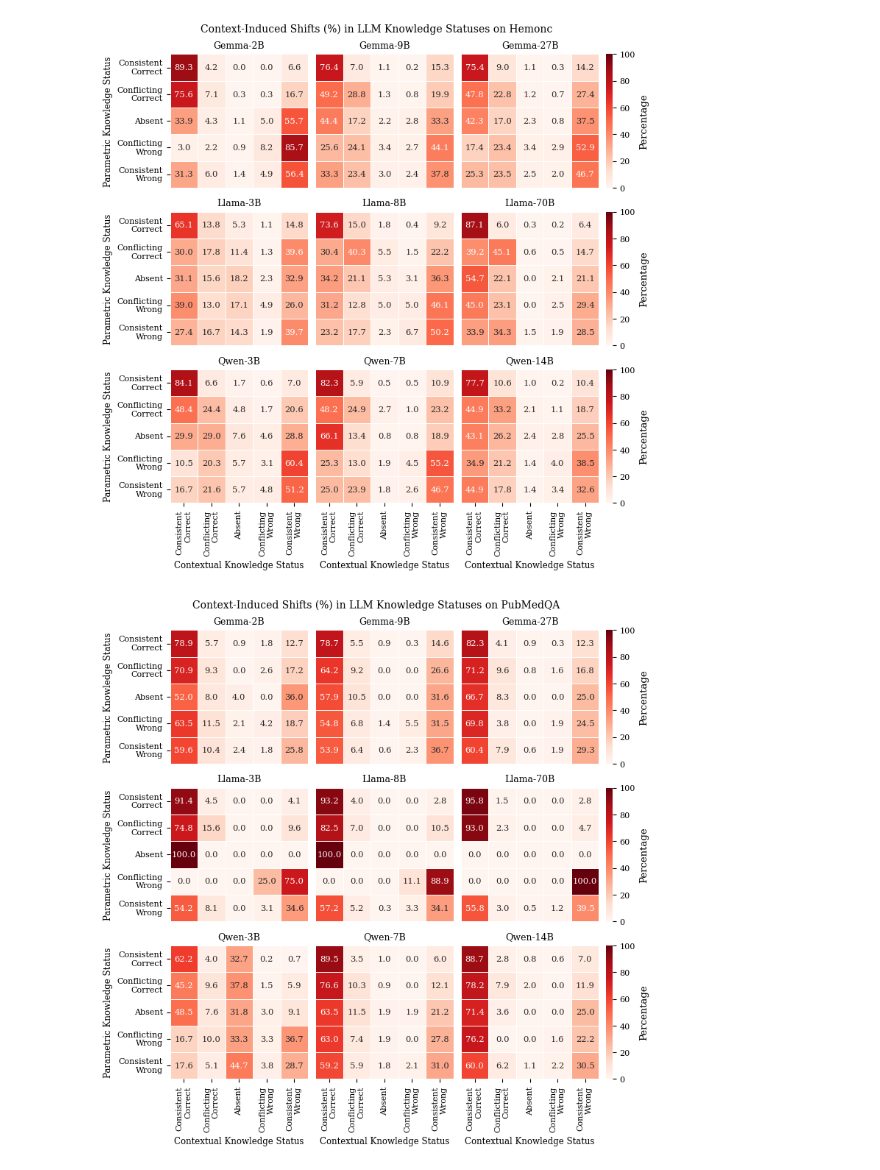
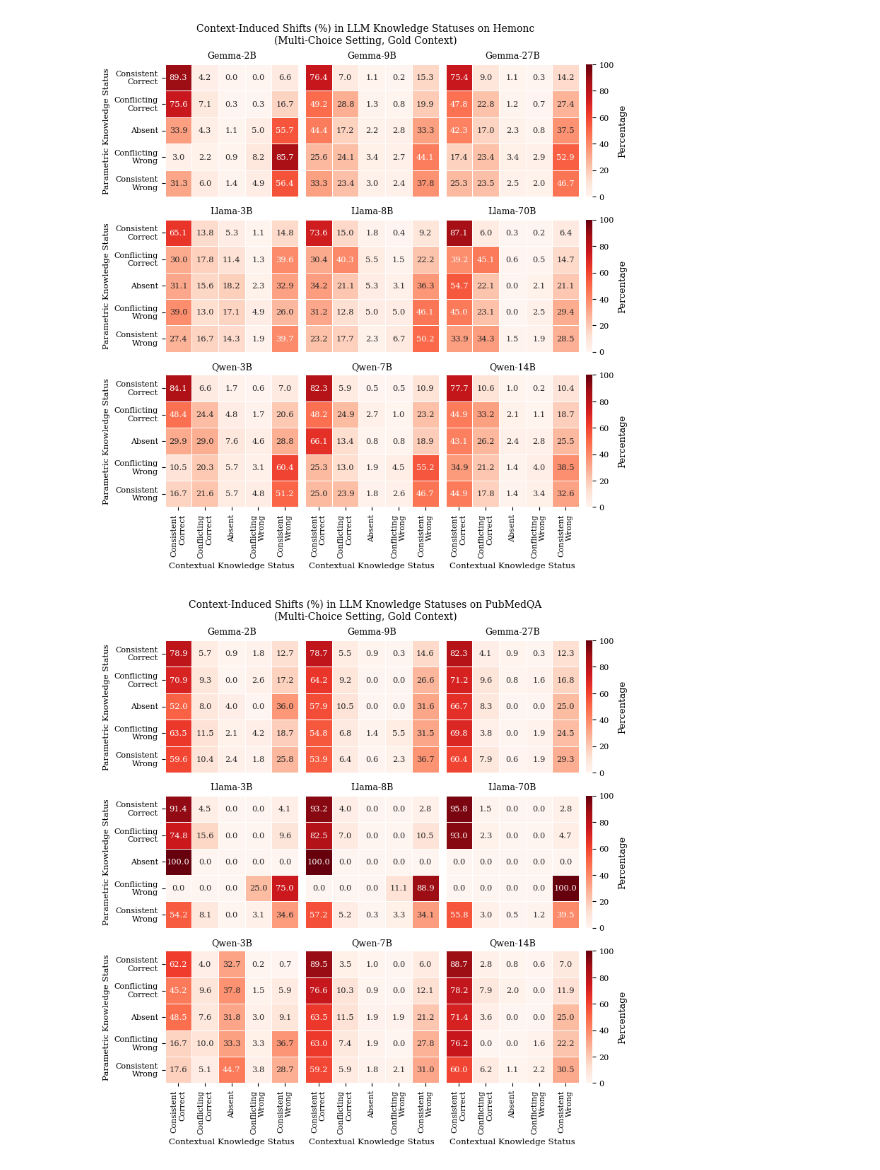
Before and after one commit to xiaoyuxin1002/KScope, a Jupyter notebook: 3-Status.ipynb, the cells around one changed output. Cells and saved outputs as stored; diff of their text form; code cells hidden in the pictures.

```diff
--- a/3-Status.ipynb
+++ b/3-Status.ipynb
@@ -85,8 +85,9 @@ subfigs = fig.subfigures(nrows=num_row, ncols=1, height_ratios=[1, 1])
 axs_top, axs_bot = subfigs[0].subplots(1, num_col), subfigs[1].subplots(1, num_col)
 
 fig.set_constrained_layout_pads(hspace=0.15)
-subfigs[0].suptitle("(a) Context-Induced Shifts from a Dataset Perspective", fontsize=fontsize+3.5)
-subfigs[1].suptitle("(b) Context-Induced Shifts from a Model Perspective", fontsize=fontsize+3.5)
+subfigs[0].suptitle("(a) Context-Induced Shifts from a Dataset Perspective (Multi-Choice Setting, Gold Context)", fontsize=fontsize+3.5)
+subfigs[1].suptitle("(b) Context-Induced Shifts from a Model Perspective (Multi-Choice Setting, Gold Context)", fontsize=fontsize+3.5)
+plt.rcParams['hatch.linewidth'] = lw
 
 width = 0.75
 sid2top = {0:1, 1:0.2, 2:0.2, 3:0.075, 4:0.5}
@@ -107,7 +108,7 @@ for sid, status in enumerate(statuses):
         axs_top[sid].bar(did, average_max*100, label=data,
                          width=width, color=colors_top[did], alpha=alpha, edgecolor='black', lw=lw)
         axs_top[sid].bar(did, diffs*100, bottom=average_memory*100,
-                         width=width, facecolor='none', edgecolor='black', hatch=hatches, lw=lw, hatch_linewidth=lw)
+                         width=width, facecolor='none', edgecolor='black', hatch=hatches, lw=lw)
         for top, diff in zip(average_context, diffs):
             axs_top[sid].text(did, (sid2top[sid]*0.01+max(top,top-diff))*100, f'{diff*100:+.1f}',
                               fontsize=fontsize-1, ha='center', va='bottom')
@@ -147,7 +148,7 @@ for sid, status in enumerate(statuses):
         axs_bot[sid].bar(fid+xs, average_max*100, label=models,
                          width=width, color=colors_bot[fid*num_bar:(fid+1)*num_bar], edgecolor='black', lw=lw)
         axs_bot[sid].bar(fid+xs, diffs*100, bottom=average_memory*100,
-                         width=width, facecolor='none', edgecolor='black', hatch=hatches, lw=lw, hatch_linewidth=lw)
+                         width=width, facecolor='none', edgecolor='black', hatch=hatches, lw=lw)
         for x, top, diff in zip(xs, average_context, diffs):
             axs_bot[sid].text(fid+x, (sid2top[sid]*0.02+max(top,top-diff))*100, f'{diff*100:+.1f}',
                               fontsize=fontsize-1, ha='center', va='bottom', rotation='vertical')
@@ -218,7 +219,7 @@ def draw_switch(data):
     vmin, vmax = 0, 100
     num_col, num_row = 3, 3
     sub_col, sub_row = len(statuses), len(statuses)
-    size_col, size_row = 0.5, 0.5 # 0.65, 0.65
+    size_col, size_row = 0.5, 0.52 # 0.65, 0.65
     fig, axs = plt.subplots(num_row, num_col, constrained_layout=True, gridspec_kw={'wspace':0.04, 'hspace':0.01},
                             figsize=(num_col*sub_col*size_col, num_row*sub_row*size_row))
 
@@ -226,33 +227,33 @@ def draw_switch(data):
         idx_r, idx_c = idx//num_col, idx%num_col
         sns.heatmap(100*data2model2switch[data].get(model, np.zeros((len(statuses), len(statuses)))),
                     ax=axs[idx_r][idx_c], linewidth=0.5, vmin=vmin, vmax=vmax,
                     yticklabels=idx_c==0, xticklabels=idx_r==num_row-1,
                     annot=True, fmt=".1f", annot_kws={'fontsize':fontsize-1.75},
                     cmap="Reds", cbar=idx_c==num_col-1, cbar_kws={'label':'Percentage'})
         axs[idx_r][idx_c].set_title(model, fontsize=fontsize-1)
 
         if idx_r == num_row-1:
             axs[idx_r][idx_c].set_xlabel('Contextual Knowledge Status', fontsize=fontsize-1.5)
             axs[idx_r][idx_c].set_xticklabels(['\n'.join(c.split(' ')) for c in statuses], rotation=90, ha='right',
                                               va='center', rotation_mode='anchor', fontsize=fontsize-2)
 
         if idx_c == 0:
             axs[idx_r][idx_c].set_ylabel('Parametric Knowledge Status', fontsize=fontsize-1.5)
             axs[idx_r][idx_c].set_yticklabels(['\n'.join(c.split(' ')) for c in statuses], rotation=0, ha='right',
                                               va='center', fontsize=fontsize-2)
 
         if idx_c == num_col-1:
             cbar = axs[idx_r][idx_c].collections[0].colorbar
             cbar.ax.tick_params(labelsize=fontsize-2)
             cbar.ax.yaxis.label.set_size(fontsize-0.5)
 
-    fig.suptitle(f'Context-Induced Shifts (%) in LLM Knowledge Statuses on {data}', fontsize=fontsize)
+    fig.suptitle(f'Context-Induced Shifts (%) in LLM Knowledge Statuses on {data}\n(Multi-Choice Setting, Gold Context)', fontsize=fontsize)
     plt.savefig(f'Figure/switch_{data}.pdf', bbox_inches='tight')
     plt.show()
     plt.close(fig)
 
 for data in datas:
     draw_switch(data)
 # %% [output]
-[figure, old version]
+[figure, new version]
-[figure, old version]
+[figure, new version]
```
Also changed, not shown: parts of 3 cells of this notebook, 12 other files.
